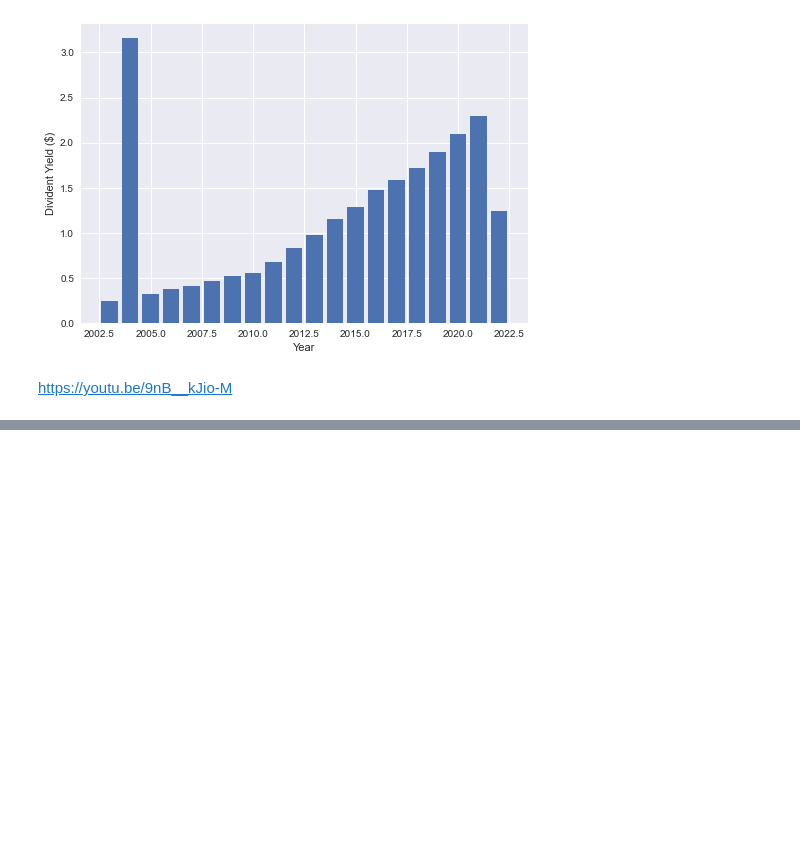
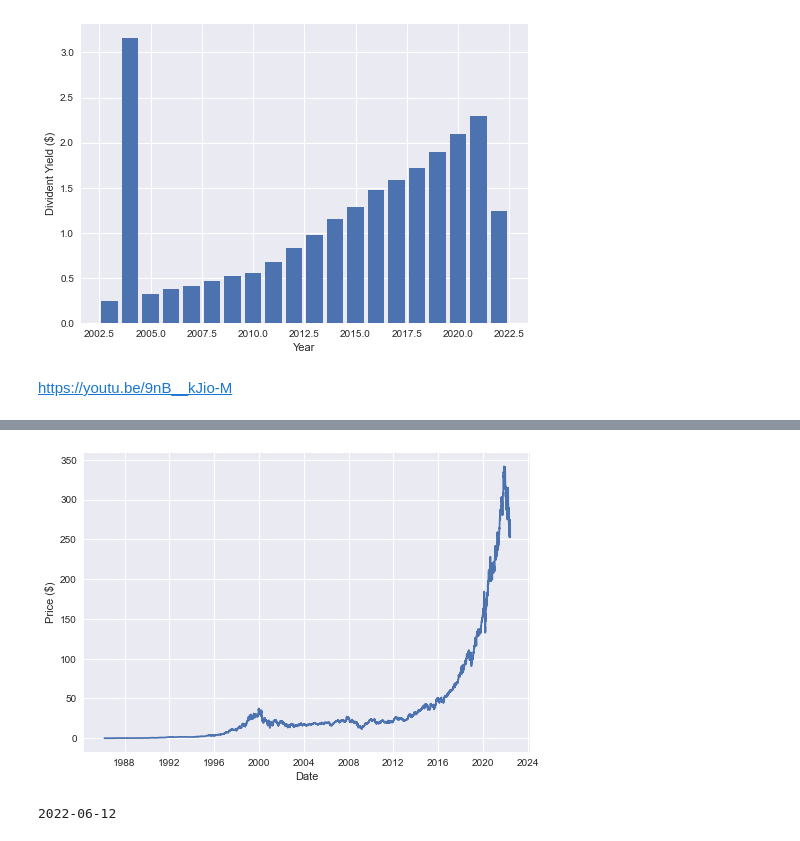
Before and after one commit to faalbers/Finance, a Jupyter notebook: yfinance_02.ipynb, the cells around one changed output, grey strips where cells are left out. Saved outputs shown, nothing was run; the diff lists cells and outputs as text; code cells hidden in the pictures; blank space fills up the shorter version.

```diff
--- a/yfinance_02.ipynb
+++ b/yfinance_02.ipynb
@@ -83,0 +62,6 @@ Date
+# %%
+history = msft.history(period='max')
+print(type(history))
+print('------------------')
+print(history.head(4))
+print(history.tail(4))
@@ -83,0 +86,14 @@ Date
+# %%
+plt.figure()
+plt.plot(history['Close'])
+plt.ylabel('Price ($)')
+plt.xlabel('Date')
+plt.show()
+# %% [output]
+[figure, added]
+# %%
+today = datetime.now().date().strftime('%Y-%m-%d')
+print(today)
+history = msft.history(start='2020-01-01', end=today)
+# %% [output]
+2022-06-12
```
Also changed, not shown: parts of 5 cells of this notebook, 1 other file.
